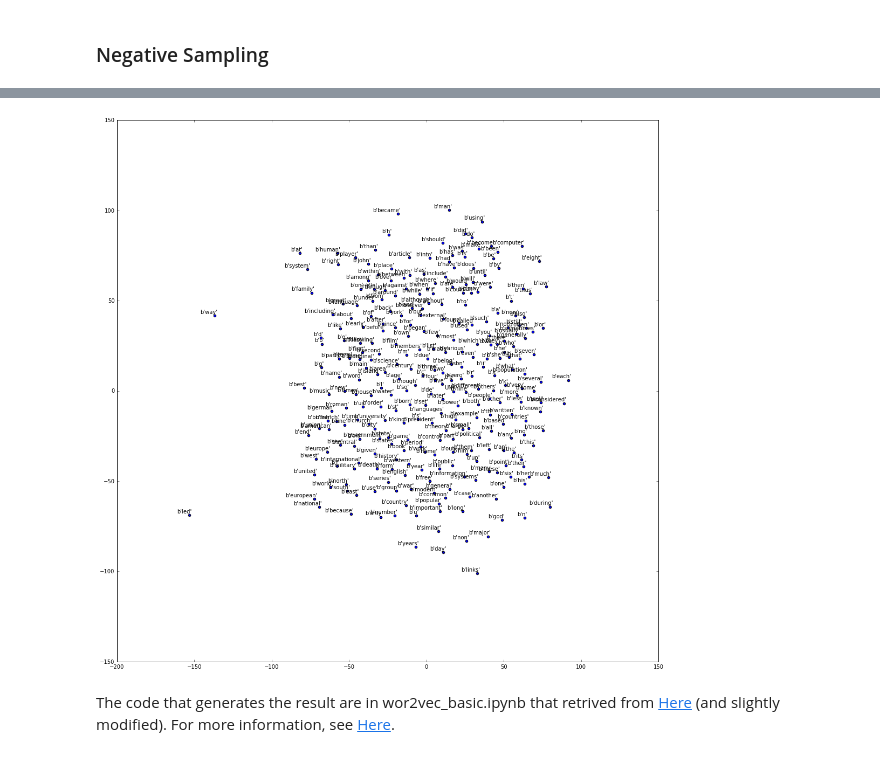
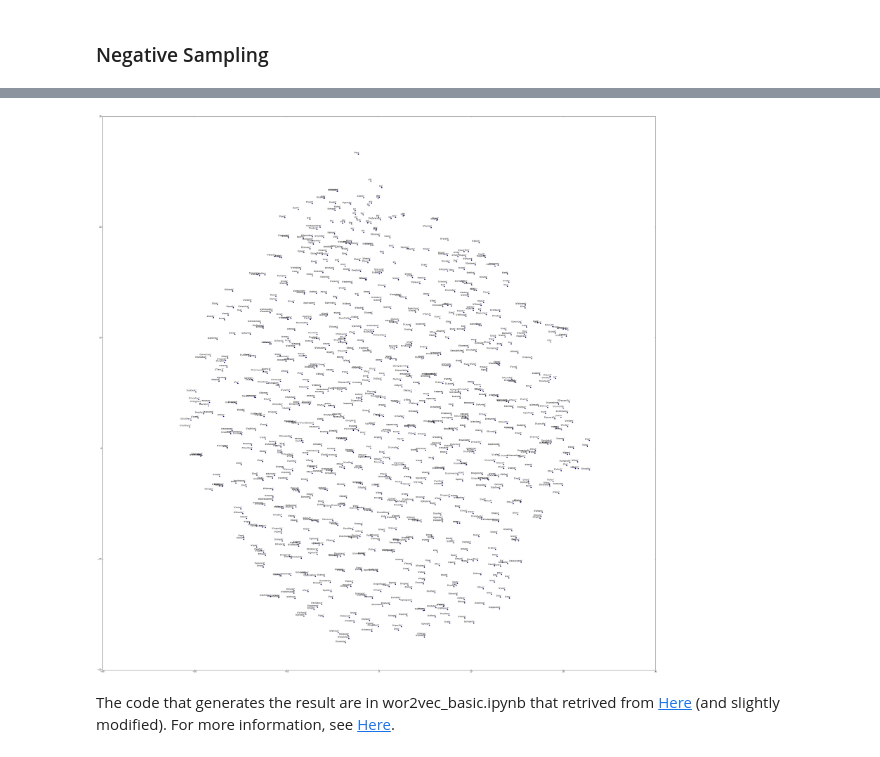
Before and after one commit to KeWata/JC, a Jupyter notebook: A_Critical_Review_of_Recurrent_Neural_Networks_for_Sequence_Learning.ipynb, the cells around one changed output, grey strips where cells are left out. Saved outputs shown, nothing was run; the diff lists cells and outputs as text; code cells hidden in the pictures.

```diff
--- a/A_Critical_Review_of_Recurrent_Neural_Networks_for_Sequence_Learning.ipynb
+++ b/A_Critical_Review_of_Recurrent_Neural_Networks_for_Sequence_Learning.ipynb
@@ -126,7 +136,7 @@ with open("final_embeddings.dump", "rb") as rf:
 # %%
 def plot_with_labels(low_dim_embs, labels, filename='tsne.png'):
     assert low_dim_embs.shape[0] >= len(labels), "More labels than embeddings"
-    plt.figure(figsize=(18, 18))  #in inches
+    plt.figure(figsize=(50, 50))  #in inches
     for i, label in enumerate(labels):
         x, y = low_dim_embs[i,:]
         plt.scatter(x, y)
@@ -140,12 +150,12 @@ def plot_with_labels(low_dim_embs, labels, filename='tsne.png'):
 # %%
 from sklearn.manifold import TSNE
 tsne = TSNE(perplexity=30, n_components=2, init='pca', n_iter=5000)
-plot_only = 300
+plot_only = 1000
 low_dim_embs = tsne.fit_transform(final_embeddings[:plot_only,:])
 labels = [reverse_dictionary[i] for i in xrange(plot_only)]
 plot_with_labels(low_dim_embs, labels)
 # %% [output]
-[figure, old version]
+[figure, new version]
 # %% [markdown]
 The code that generates the result are in wor2vec_basic.ipynb that retrived  from [Here](https://github.com/tensorflow/tensorflow/blob/master/tensorflow/examples/tutorials/word2vec/word2vec_basic.py) (and slightly modified). For more information, see [Here](https://www.tensorflow.org/versions/r0.7/tutorials/word2vec/index.html#highlights).
 # %% [markdown]
```
Also changed, not shown: parts of 4 cells of this notebook.
